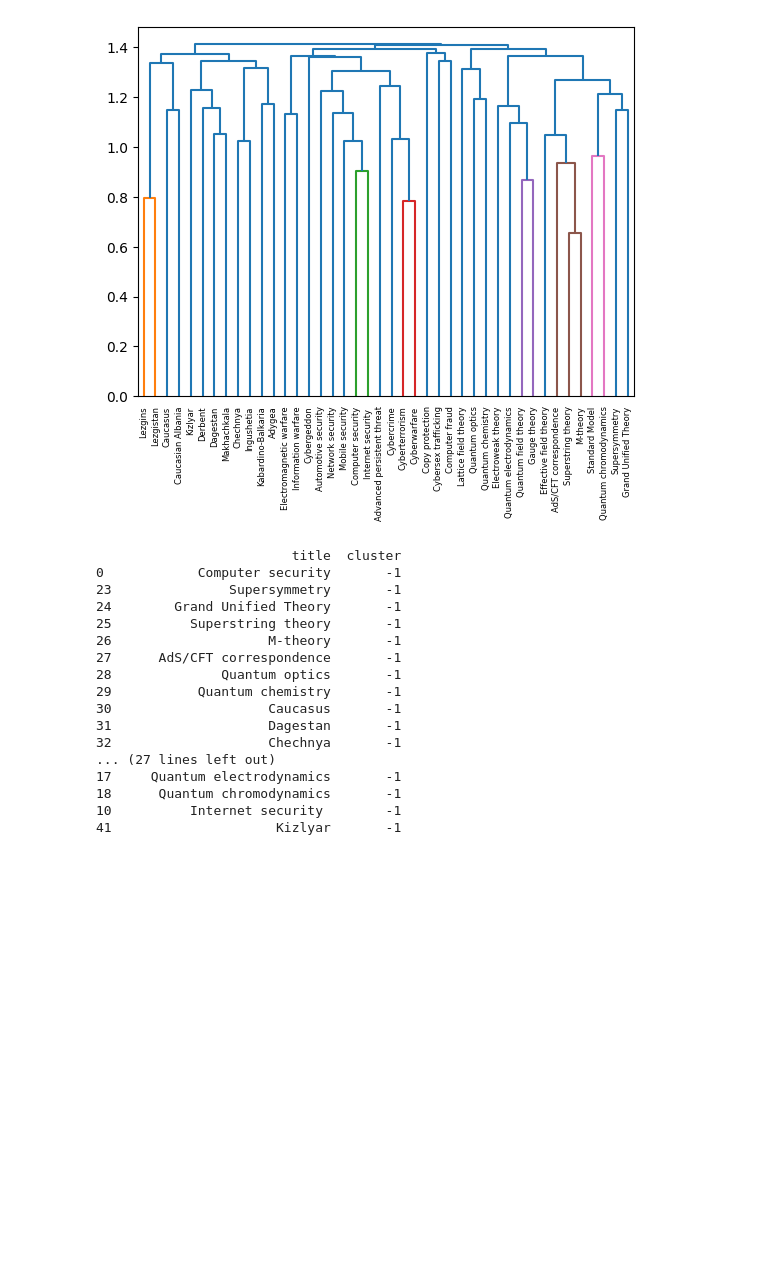
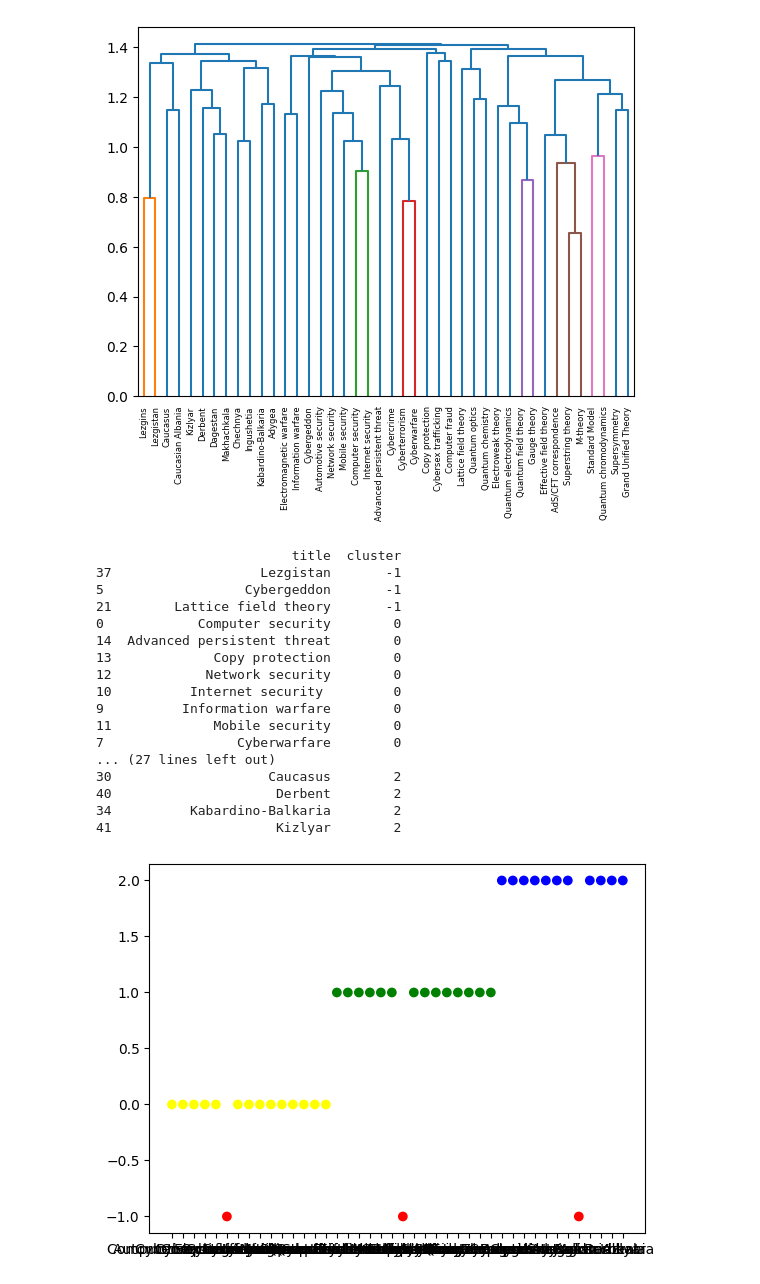
Before and after one commit to sk3pta/dsp_labs, a Jupyter notebook: lab5/lab5.ipynb, the cells around one changed output. Cells and saved outputs as stored; diff of their text form; code cells hidden in the pictures; blank space fills up the shorter version.

Commit message:
DBSCAN DONE

```diff
--- a/lab5/lab5.ipynb
+++ b/lab5/lab5.ipynb
@@ -219,35 +219,43 @@ plt.show()
 # %%
 import pandas as pd
 from sklearn.cluster import DBSCAN
-from sklearn.preprocessing import StandardScaler
+from sklearn.preprocessing import StandardScaler, normalize
 
 # Плотность
 # Масштабирование данных для улучшения результатов кластеризации
 scaler = StandardScaler(with_mean=False)
-X_scaled = scaler.fit_transform(X)  # Преобразование X в плотный формат и масштабирование
+X_scaled = scaler.fit_transform(X)
+X_normal = normalize(X_scaled)# Преобразование X в плотный формат и масштабирование
 # Инициализация DBSCAN с новыми параметрами
 # Начнем с eps, равным среднему расстоянию, и min_samples, равным двукратному среднему количеству ближайших соседей
-clustering = DBSCAN(eps=0.4, min_samples=2).fit(X_scaled)
-
+clustering = DBSCAN(eps=1.3598, min_samples=2).fit(X_normal)
+#1.34
 # Получение и вывод меток кластеров
 labels = clustering.labels_
 wiki_cl = pd.DataFrame(list(zip(articles, labels)), columns=['title', 'cluster'])
 print(wiki_cl.sort_values(by=['cluster']))
+
+clusterColor = {0: u'yellow', 1: u'green', 2: 'blue', -1: u'red', 3 : u'purple', 4:'black'}
+colors = [clusterColor[label] for label in labels]
+plt.figure()
+plt.scatter(articles, labels, c=colors)
+plt.show()
 # %% [output]
                          title  cluster
-0            Computer security       -1
-23               Supersymmetry       -1
-24        Grand Unified Theory       -1
-25          Superstring theory       -1
-26                    M-theory       -1
-27      AdS/CFT correspondence       -1
-28              Quantum optics       -1
-29           Quantum chemistry       -1
-30                    Caucasus       -1
-31                    Dagestan       -1
-32                    Chechnya       -1
+37                   Lezgistan       -1
+5                  Cybergeddon       -1
+21        Lattice field theory       -1
+0            Computer security        0
+14  Advanced persistent threat        0
+13             Copy protection        0
+12            Network security        0
+10          Internet security         0
+9          Information warfare        0
+11             Mobile security        0
+7                 Cyberwarfare        0
 ... (27 lines left out)
-17     Quantum electrodynamics       -1
-18      Quantum chromodynamics       -1
-10          Internet security        -1
-41                     Kizlyar       -1
+30                    Caucasus        2
+40                     Derbent        2
+34          Kabardino-Balkaria        2
+41                     Kizlyar        2
+[figure, added]
```
